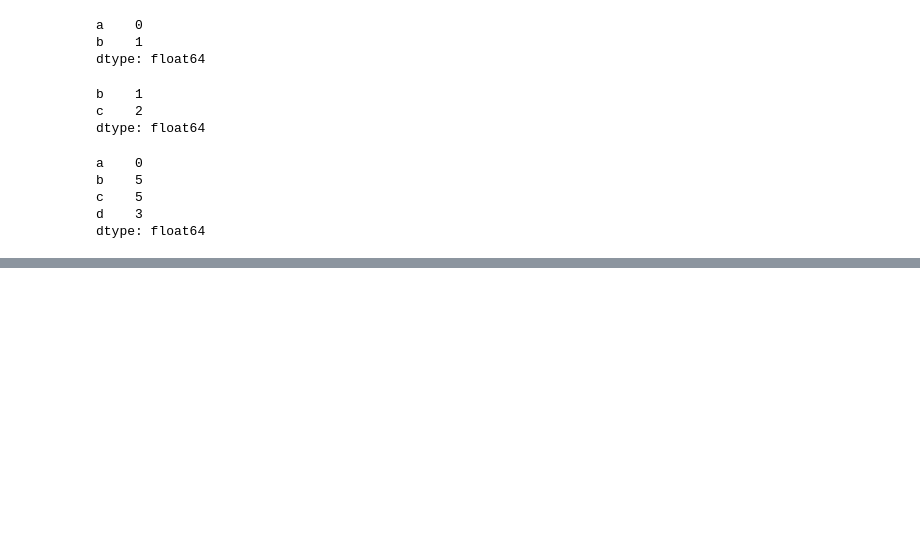
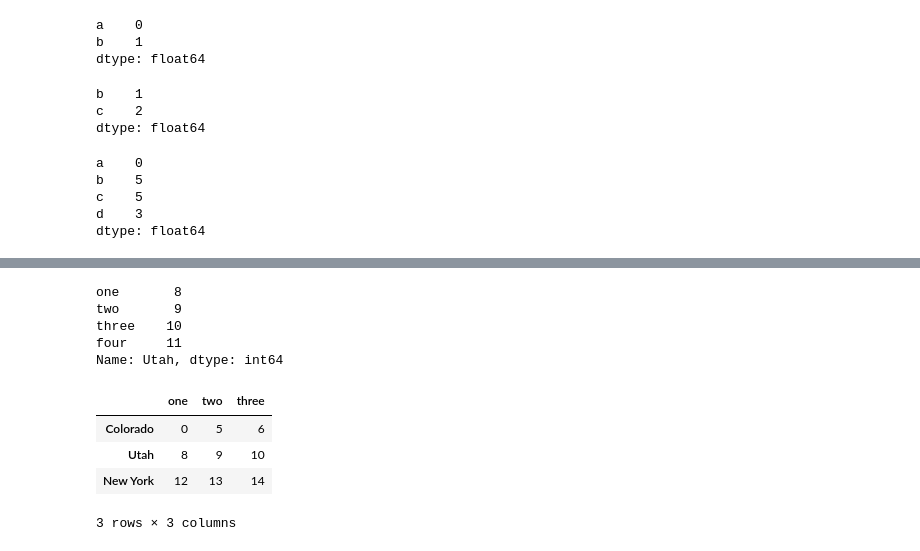
Before and after one commit to joebrew/pydata-book, a Jupyter notebook: ch05j.ipynb, the cells around one changed output, grey strips where cells are left out. Drawn from its saved outputs; the diff is of its cells as text; code cells hidden in the pictures; blank space fills up the shorter version.

```diff
--- a/ch05j.ipynb
+++ b/ch05j.ipynb
@@ -682,0 +723,16 @@ data
+# %%
+data.ix[2]
+# %% [output]
+one       8
+two       9
+three    10
+four     11
+Name: Utah, dtype: int64
+# %%
+data.ix[data.three > 5, :3]
+# %% [output]
+|  | one | two | three |
+| Colorado | 0 | 5 | 6 |
+| Utah | 8 | 9 | 10 |
+| New York | 12 | 13 | 14 |
+3 rows × 3 columns
```
Also changed, not shown: parts of 42 cells of this notebook.
